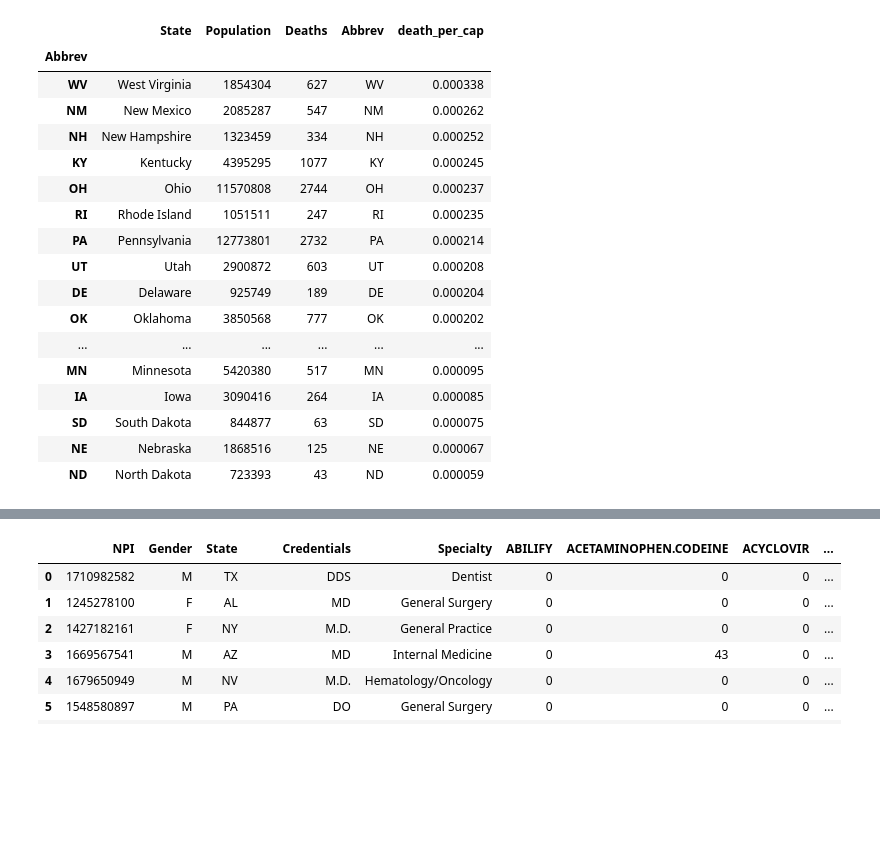
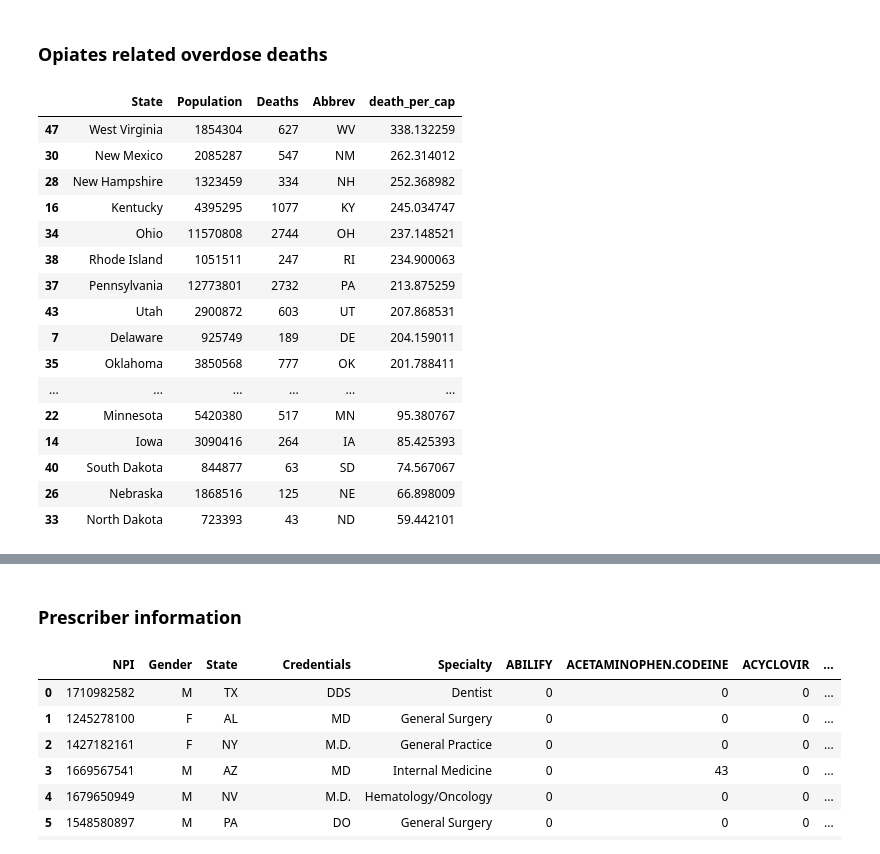
Before and after one commit to JennyLeeStat/Opioid, a Jupyter notebook: Opioid.ipynb, the cells around one changed output, grey strips where cells are left out. Saved outputs shown, nothing was run; the diff lists cells and outputs as text; code cells hidden in the pictures; blank space fills up the shorter version.

```diff
--- a/Opioid.ipynb
+++ b/Opioid.ipynb
@@ -70,28 +52,29 @@ overdose.head(10)
+# %% [markdown]
+### Opiates related overdose deaths
 # %%
 overdose_copy = overdose.copy()
 numeric = ['Population', 'Deaths']
 overdose_copy[numeric] = overdose_copy[numeric].apply(pd.to_numeric)
-overdose_copy['death_per_cap'] = overdose_copy['Deaths'] / overdose_copy['Population']
+overdose_copy['death_per_cap'] = 1000000 * overdose_copy['Deaths'] / overdose_copy['Population']
 overdose_copy.sort_values(by='death_per_cap', ascending=False)
 # %% [output]
 |  | State | Population | Deaths | Abbrev | death_per_cap |
-| Abbrev |  |  |  |  |  |
-| WV | West Virginia | 1854304 | 627 | WV | 0.000338 |
-| NM | New Mexico | 2085287 | 547 | NM | 0.000262 |
-| NH | New Hampshire | 1323459 | 334 | NH | 0.000252 |
-| KY | Kentucky | 4395295 | 1077 | KY | 0.000245 |
-| OH | Ohio | 11570808 | 2744 | OH | 0.000237 |
-| RI | Rhode Island | 1051511 | 247 | RI | 0.000235 |
-| PA | Pennsylvania | 12773801 | 2732 | PA | 0.000214 |
-| UT | Utah | 2900872 | 603 | UT | 0.000208 |
-| DE | Delaware | 925749 | 189 | DE | 0.000204 |
-| OK | Oklahoma | 3850568 | 777 | OK | 0.000202 |
+| 47 | West Virginia | 1854304 | 627 | WV | 338.132259 |
+| 30 | New Mexico | 2085287 | 547 | NM | 262.314012 |
+| 28 | New Hampshire | 1323459 | 334 | NH | 252.368982 |
+| 16 | Kentucky | 4395295 | 1077 | KY | 245.034747 |
+| 34 | Ohio | 11570808 | 2744 | OH | 237.148521 |
+| 38 | Rhode Island | 1051511 | 247 | RI | 234.900063 |
+| 37 | Pennsylvania | 12773801 | 2732 | PA | 213.875259 |
+| 43 | Utah | 2900872 | 603 | UT | 207.868531 |
+| 7 | Delaware | 925749 | 189 | DE | 204.159011 |
+| 35 | Oklahoma | 3850568 | 777 | OK | 201.788411 |
 | ... | ... | ... | ... | ... | ... |
-| MN | Minnesota | 5420380 | 517 | MN | 0.000095 |
-| IA | Iowa | 3090416 | 264 | IA | 0.000085 |
-| SD | South Dakota | 844877 | 63 | SD | 0.000075 |
-| NE | Nebraska | 1868516 | 125 | NE | 0.000067 |
-| ND | North Dakota | 723393 | 43 | ND | 0.000059 |
+| 22 | Minnesota | 5420380 | 517 | MN | 95.380767 |
+| 14 | Iowa | 3090416 | 264 | IA | 85.425393 |
+| 40 | South Dakota | 844877 | 63 | SD | 74.567067 |
+| 26 | Nebraska | 1868516 | 125 | NE | 66.898009 |
+| 33 | North Dakota | 723393 | 43 | ND | 59.442101 |
 # %%
 import utils
 import plotly
@@ -100,5 +85,7 @@ plotly.plotly.iplot( fig )
 # %% [output]
 [interactive output not drawn]
+# %% [markdown]
+### Prescriber information
 # %%
 prescriber.head(10)
 # %% [output]
```
Also changed, not shown: parts of 49 cells of this notebook, 3 other files.
